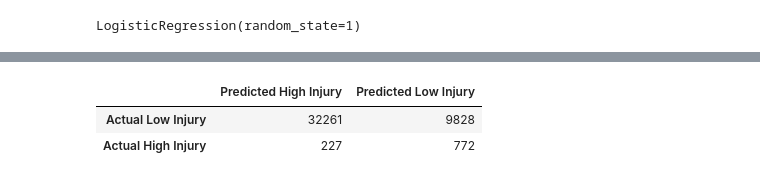
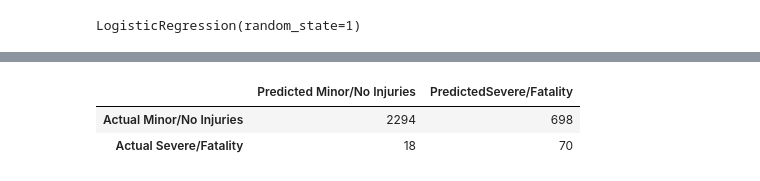
Before and after one commit to wattsr1/LA-Collision-Analysis, a Jupyter notebook: machine_learning/LA_Collisions_ML_truck.ipynb, the cells around one changed output, grey strips where cells are left out. Cells and saved outputs as stored; diff of their text form; code cells hidden in the pictures.

```diff
--- a/machine_learning/LA_Collisions_ML_truck.ipynb
+++ b/machine_learning/LA_Collisions_ML_truck.ipynb
@@ -30,4 +33,8 @@ ml_df
 # %%
-ml_df = ml_df.drop(columns=["case_id", "party_number", "victim_number", "accident_year", "vehicle_make", "point_x", "point_y", "stwd_vehicle_type"])
+ml_df = ml_df.drop(columns=["case_id", "party_number", "victim_number",
+                            "accident_year", "vehicle_make", "point_x",
+                            "point_y", "stwd_vehicle_type", "oaf_1",
+                            "primary_coll_factor", "party_sex", "at_fault",
+                           "victim_age", "victim_sex", "race"])
 ml_df
 # %% [output]
@@ -375,9 +329,8 @@ Name: victim_sex, dtype: int64
 # %%
 # Convert strings to numeric values
 from sklearn.preprocessing import LabelEncoder
-ml_encoded = pd.get_dummies(ml_df, columns=["weather_1", "primary_coll_factor", "type_of_collision", "at_fault",
-                                            "party_sex", "party_soberiety", "oaf_1", "move_pre_acc",
-                                            "race", "road_surface", "road_cond_1",
-                                            "lighting", "safety_equip_used", "victim_sex"])
+ml_encoded = pd.get_dummies(ml_df, columns=["weather_1", "type_of_collision", "party_soberiety",
+                                            "move_pre_acc", "road_surface", "road_cond_1",
+                                            "lighting", "safety_equip_used"])
 ml_encoded.head()
 # %% [output]
@@ -391,7 +344,6 @@ ml_encoded.head()
 # %%
 # Create our features
-X = ml_encoded.copy()
-X = X.drop(columns="severe_injury")
+X = ml_encoded.drop("severe_injury", axis=1)
 X.head()
 
 # Create our target
@@ -547,10 +528,6 @@ from sklearn.tree import DecisionTreeClassifier, plot_tree
 from sklearn import tree
 from sklearn import datasets
 # %%
-# Create training and testing sets
-from sklearn.model_selection import train_test_split
-X_train, X_test, y_train, y_test = train_test_split(X, y, random_state=1)
-
 # Creating a StandardScaler instance and fit with the training data.
 scaler = StandardScaler().fit(X_train)
 # Scale the X data
@@ -592,16 +569,16 @@ acc_score
 # %%
 # Display the confusion matrix
 cm = confusion_matrix(y_test, predictions)
 
 # Create a DataFrame from the confusion matrix.
 cm_df = pd.DataFrame(
-    cm, index=["Actual Low Injury", "Actual High Injury"], columns=["Predicted High Injury", "Predicted Low Injury"])
-
+    cm, index=["Actual Minor/No Injuries", "Actual Severe/Fatality"],
+    columns=["Predicted Minor/No Injuries", "PredictedSevere/Fatality"])
 cm_df
 # %% [output]
-|  | Predicted High Injury | Predicted Low Injury |
-| Actual Low Injury | 32261 | 9828 |
-| Actual High Injury | 227 | 772 |
+|  | Predicted Minor/No Injuries | PredictedSevere/Fatality |
+| Actual Minor/No Injuries | 2294 | 698 |
+| Actual Severe/Fatality | 18 | 70 |
 # %%
 # Print the imbalanced classification report
 print(classification_report_imbalanced(y_test, predictions))
```
Also changed, not shown: parts of 62 cells of this notebook, 10 other files.
